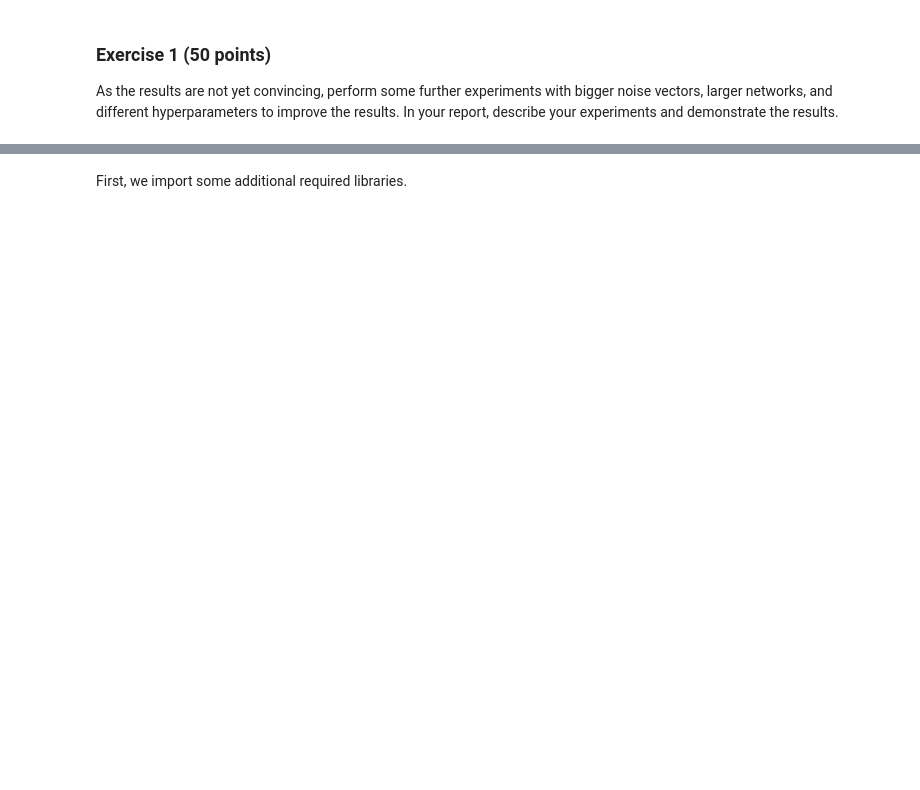
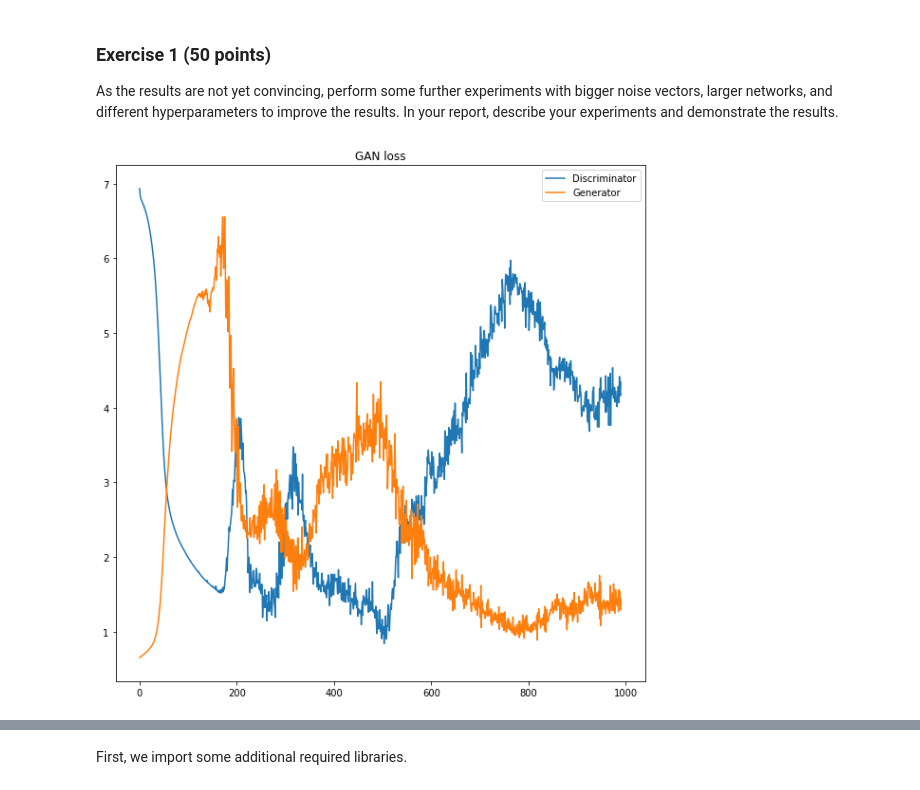
Before and after one commit to zMaxKunGz/ML-Ait-Lab, a Jupyter notebook: Lab12/12-GANs.ipynb, the cells around one changed output, grey strips where cells are left out. Drawn from its saved outputs; the diff is of its cells as text; code cells hidden in the pictures; blank space fills up the shorter version.

```diff
--- a/Lab12/12-GANs.ipynb
+++ b/Lab12/12-GANs.ipynb
@@ -387,6 +396,10 @@ n = 2
 
 G = GeneratorNet2()
 D = DiscriminatorNet2()
+
+if cuda.is_available():
+    G = G.cuda()
+    D = D.cuda()
 
 D_optimizer = optim.Adam(D.parameters(), lr=0.001)
 G_optimizer = optim.Adam(G.parameters(), lr=0.001)
@@ -408,32 +421,46 @@ for iter in range(num_iters):
         D_optimizer.zero_grad()
         x = torch.tensor(sample_pdata(minibatch_size)).float()
         z = torch.tensor(sample_noise(minibatch_size, n)).float()
+        if cuda.is_available():
+            x = x.cuda()
+            z = z.cuda()
         xhat = G(z)
         decisions_real = D(x)
         real_targets = torch.ones(minibatch_size, 1)
+        if cuda.is_available():
+            real_targets = real_targets.cuda()
         error_real = loss(decisions_real, real_targets)
         error_real.backward()
         decisions_fake = D(xhat)
         fake_targets = torch.zeros(minibatch_size, 1)
+        if cuda.is_available():
+            fake_targets = fake_targets.cuda()
         error_fake = loss(decisions_fake, fake_targets)
         error_fake.backward()
         D_optimizer.step()
         d_loss += error_real + error_fake
 
     # Train generator on one minibatch
 
     G.zero_grad()
     D.zero_grad()
     G_optimizer.zero_grad()
     z = torch.tensor(sample_noise(minibatch_size, n)).float()
+    if cuda.is_available():
+        z = z.cuda()
     xhat = G(z)
     decisions_fake = D(xhat)
     fake_targets = torch.ones(minibatch_size, 1)
+    if cuda.is_available():
+        fake_targets = fake_targets.cuda()
     g_loss = loss(decisions_fake, fake_targets)
     g_loss.backward()
     G_optimizer.step()
 
     d_losses.append(d_loss.item())
     g_losses.append(g_loss.item())
 
-    do_plot(d_losses, g_losses)
+    if iter % 10 == 0:
+        do_plot(d_losses, g_losses)
+# %% [output]
+[figure, added]
```
Also changed, not shown: parts of 9 cells of this notebook, 1 other file.
